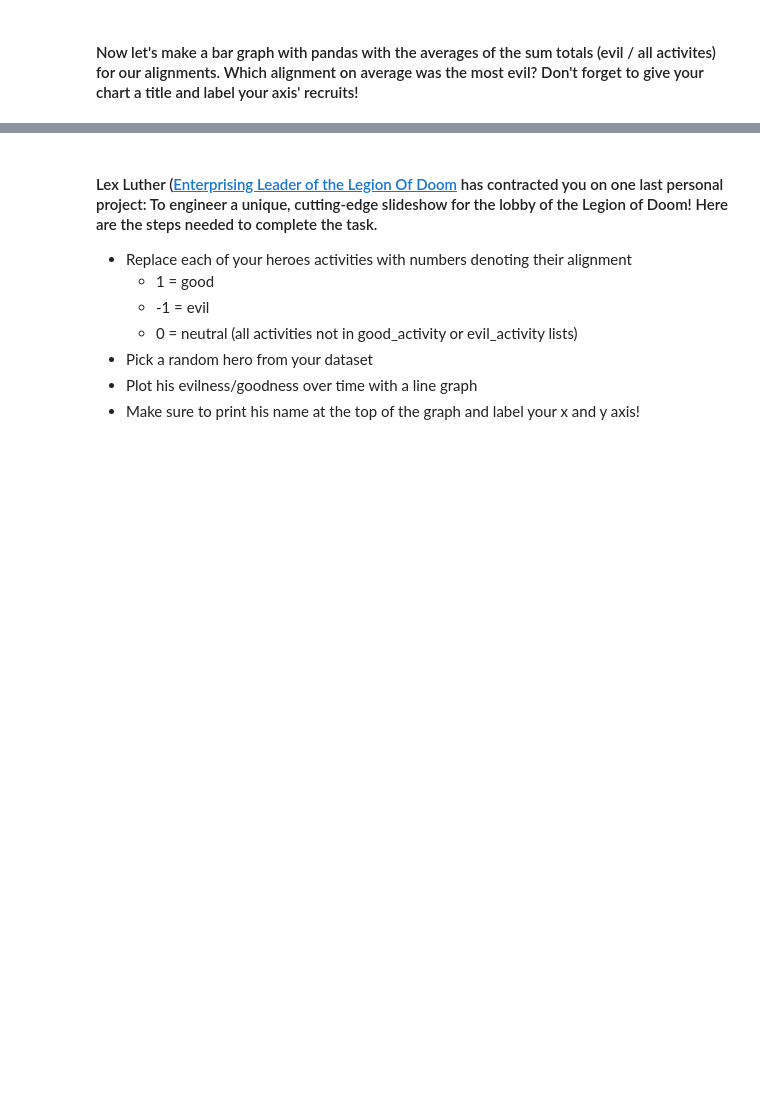
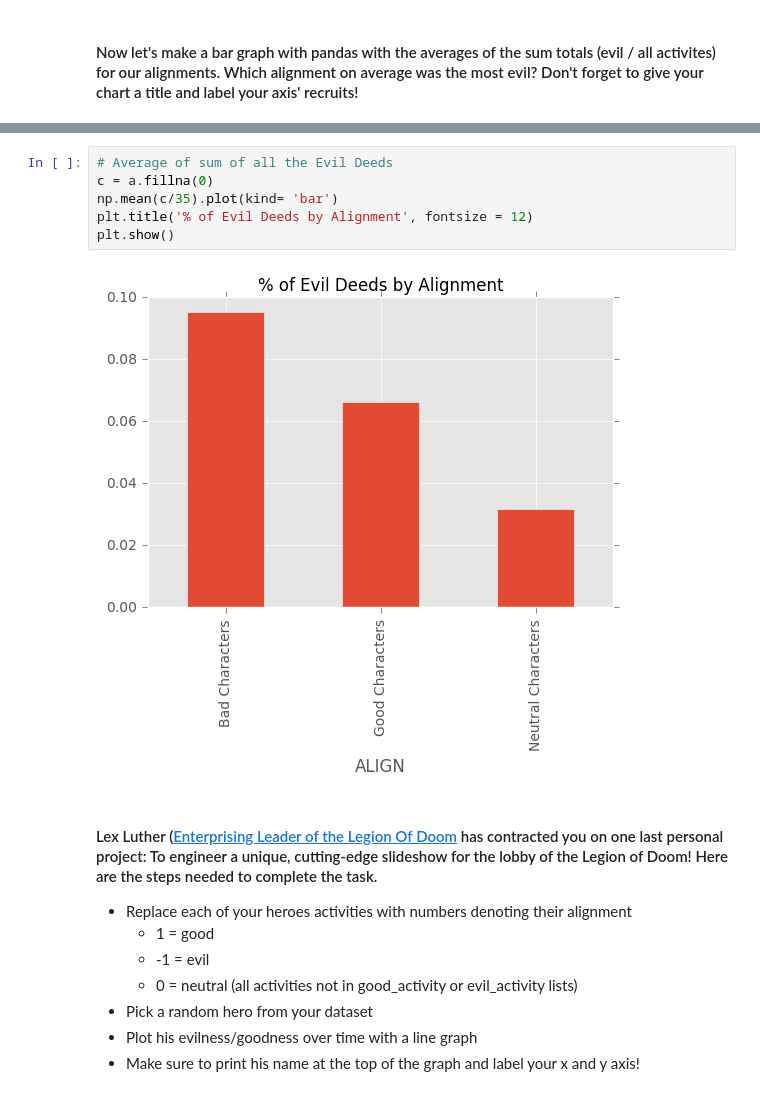
Before and after one commit to shetty83/dsi-sea-week02-5.2, a Jupyter notebook: code/starter-code/w2-5.2-starter.ipynb, the cells around one changed output, grey strips where cells are left out. Saved outputs shown, nothing was run; the diff lists cells and outputs as text; blank space fills up the shorter version.

```diff
--- a/code/starter-code/w2-5.2-starter.ipynb
+++ b/code/starter-code/w2-5.2-starter.ipynb
@@ -80,3 +151,11 @@ evil_activities = ["working both sides","creating portals to other dimensions",
+# %%
+# Average of sum of all the Evil Deeds
+c = a.fillna(0)
+np.mean(c/35).plot(kind= 'bar')
+plt.title('% of Evil Deeds by Alignment', fontsize = 12)
+plt.show()
+# %% [output]
+[figure, added]
 # %% [markdown]
 #### Lex Luther ([Enterprising Leader of the Legion Of Doom](https://en.wikipedia.org/wiki/Legion_of_Doom_(DC_Comics)) has contracted you on one last personal project: To engineer a unique, cutting-edge slideshow for the lobby of the Legion of Doom! Here are the steps needed to complete the task.
 
```
Also changed, not shown: parts of 15 cells of this notebook.
